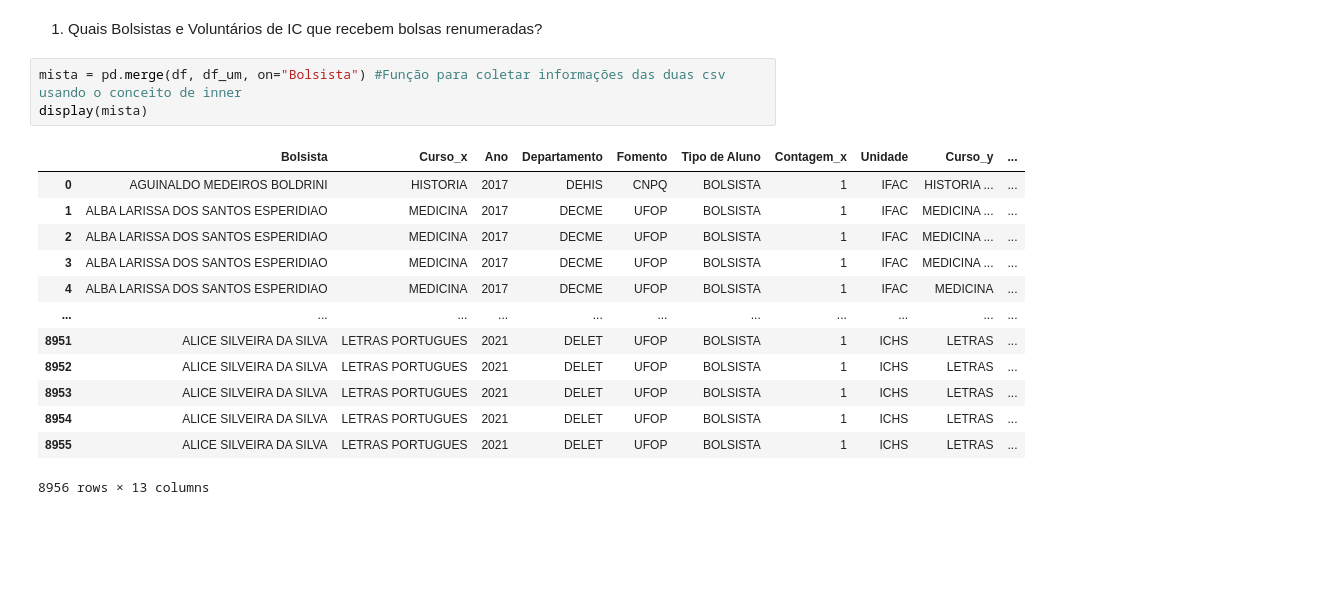
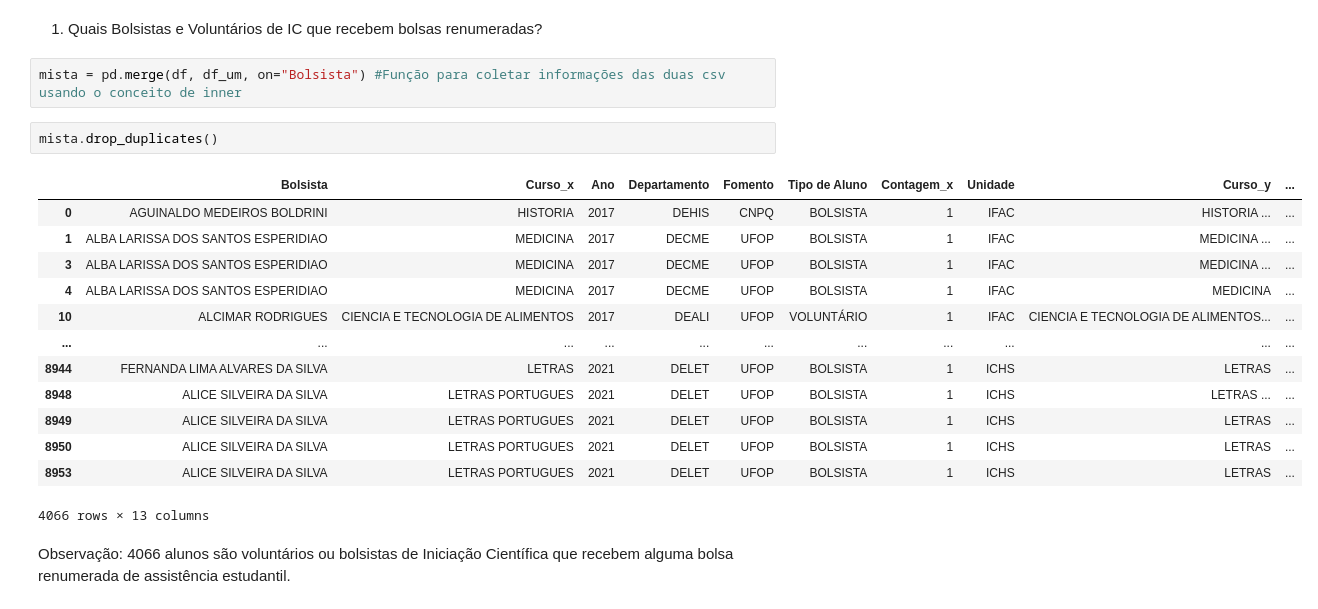
Before and after one commit to riguedes/IC_UFOP, a Jupyter notebook: teste.ipynb, the cells around one changed output. Drawn from its saved outputs; the diff is of its cells as text; blank space fills up the shorter version.

```diff
--- a/teste.ipynb
+++ b/teste.ipynb
@@ -603,18 +590,21 @@ A manipulação de Conjunto de Dados é essencial em análises de Ciência de Da
 1. Quais Bolsistas e Voluntários de IC que recebem bolsas renumeradas?
 # %%
 mista = pd.merge(df, df_um, on="Bolsista") #Função para coletar informações das duas csv usando o conceito de inner
-display(mista)
-# %% [output]
-|  | Bolsista | Curso_x | Ano | Departamento | Fomento | Tipo de Aluno | Contagem_x | Unidade | Curso_y | ... |
-| 0 | AGUINALDO MEDEIROS BOLDRINI | HISTORIA | 2017 | DEHIS | CNPQ | BOLSISTA | 1 | IFAC | HISTORIA ... | ... |
-| 1 | ALBA LARISSA DOS SANTOS ESPERIDIAO | MEDICINA | 2017 | DECME | UFOP | BOLSISTA | 1 | IFAC | MEDICINA ... | ... |
-| 2 | ALBA LARISSA DOS SANTOS ESPERIDIAO | MEDICINA | 2017 | DECME | UFOP | BOLSISTA | 1 | IFAC | MEDICINA ... | ... |
-| 3 | ALBA LARISSA DOS SANTOS ESPERIDIAO | MEDICINA | 2017 | DECME | UFOP | BOLSISTA | 1 | IFAC | MEDICINA ... | ... |
-| 4 | ALBA LARISSA DOS SANTOS ESPERIDIAO | MEDICINA | 2017 | DECME | UFOP | BOLSISTA | 1 | IFAC | MEDICINA | ... |
-| ... | ... | ... | ... | ... | ... | ... | ... | ... | ... | ... |
-| 8951 | ALICE SILVEIRA DA SILVA | LETRAS PORTUGUES | 2021 | DELET | UFOP | BOLSISTA | 1 | ICHS | LETRAS | ... |
-| 8952 | ALICE SILVEIRA DA SILVA | LETRAS PORTUGUES | 2021 | DELET | UFOP | BOLSISTA | 1 | ICHS | LETRAS | ... |
-| 8953 | ALICE SILVEIRA DA SILVA | LETRAS PORTUGUES | 2021 | DELET | UFOP | BOLSISTA | 1 | ICHS | LETRAS | ... |
-| 8954 | ALICE SILVEIRA DA SILVA | LETRAS PORTUGUES | 2021 | DELET | UFOP | BOLSISTA | 1 | ICHS | LETRAS | ... |
-| 8955 | ALICE SILVEIRA DA SILVA | LETRAS PORTUGUES | 2021 | DELET | UFOP | BOLSISTA | 1 | ICHS | LETRAS | ... |
-8956 rows × 13 columns
+# %%
+mista.drop_duplicates()
+# %% [output]
+|  | Bolsista | Curso_x | Ano | Departamento | Fomento | Tipo de Aluno | Contagem_x | Unidade | Curso_y | ... |
+| 0 | AGUINALDO MEDEIROS BOLDRINI | HISTORIA | 2017 | DEHIS | CNPQ | BOLSISTA | 1 | IFAC | HISTORIA ... | ... |
+| 1 | ALBA LARISSA DOS SANTOS ESPERIDIAO | MEDICINA | 2017 | DECME | UFOP | BOLSISTA | 1 | IFAC | MEDICINA ... | ... |
+| 3 | ALBA LARISSA DOS SANTOS ESPERIDIAO | MEDICINA | 2017 | DECME | UFOP | BOLSISTA | 1 | IFAC | MEDICINA ... | ... |
+| 4 | ALBA LARISSA DOS SANTOS ESPERIDIAO | MEDICINA | 2017 | DECME | UFOP | BOLSISTA | 1 | IFAC | MEDICINA | ... |
+| 10 | ALCIMAR RODRIGUES | CIENCIA E TECNOLOGIA DE ALIMENTOS | 2017 | DEALI | UFOP | VOLUNTÁRIO | 1 | IFAC | CIENCIA E TECNOLOGIA DE ALIMENTOS... | ... |
+| ... | ... | ... | ... | ... | ... | ... | ... | ... | ... | ... |
+| 8944 | FERNANDA LIMA ALVARES DA SILVA | LETRAS | 2021 | DELET | UFOP | BOLSISTA | 1 | ICHS | LETRAS | ... |
+| 8948 | ALICE SILVEIRA DA SILVA | LETRAS PORTUGUES | 2021 | DELET | UFOP | BOLSISTA | 1 | ICHS | LETRAS ... | ... |
+| 8949 | ALICE SILVEIRA DA SILVA | LETRAS PORTUGUES | 2021 | DELET | UFOP | BOLSISTA | 1 | ICHS | LETRAS | ... |
+| 8950 | ALICE SILVEIRA DA SILVA | LETRAS PORTUGUES | 2021 | DELET | UFOP | BOLSISTA | 1 | ICHS | LETRAS | ... |
+| 8953 | ALICE SILVEIRA DA SILVA | LETRAS PORTUGUES | 2021 | DELET | UFOP | BOLSISTA | 1 | ICHS | LETRAS | ... |
+4066 rows × 13 columns
+# %% [markdown]
+Observação: 4066 alunos são voluntários ou bolsistas de Iniciação Científica que recebem alguma bolsa renumerada de assistência estudantil.
```
Also changed, not shown: parts of 15 cells of this notebook.
